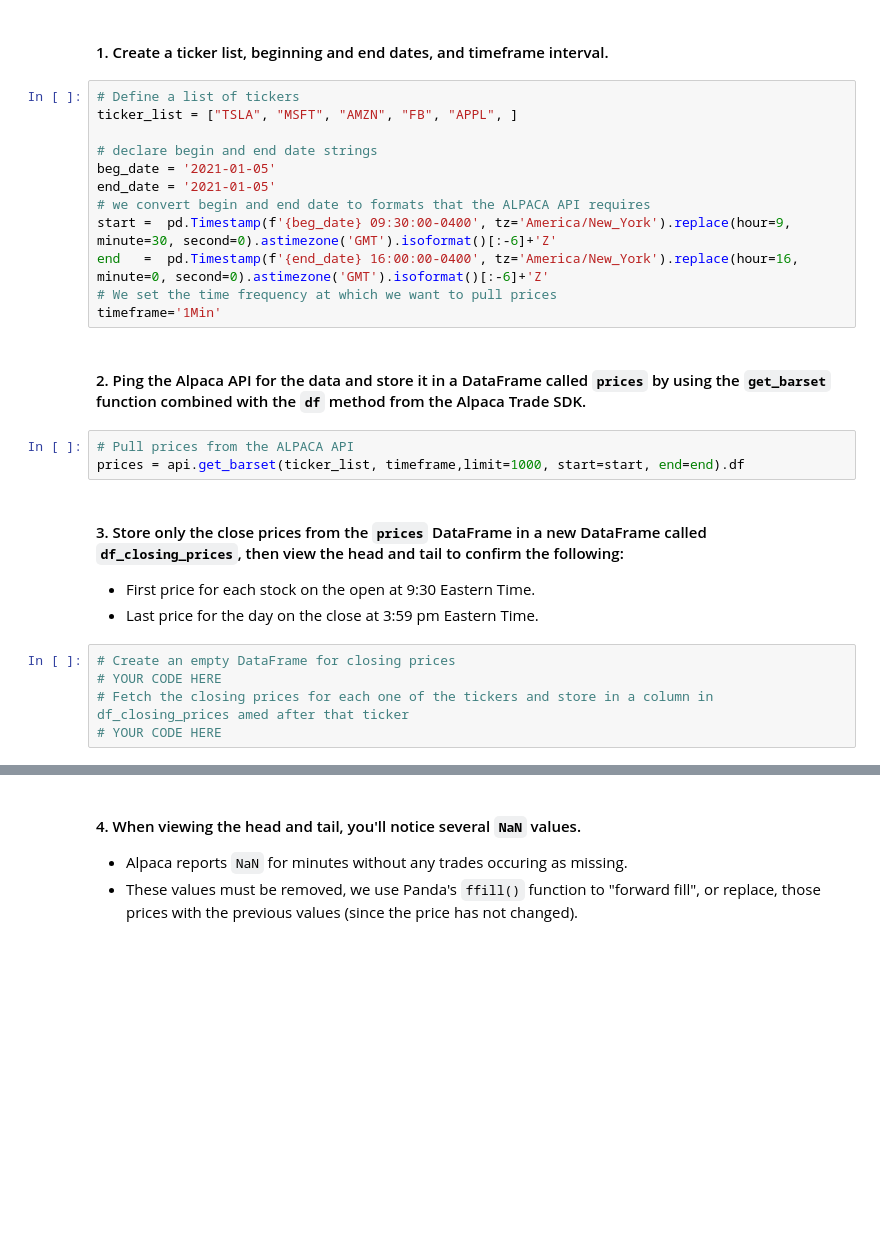
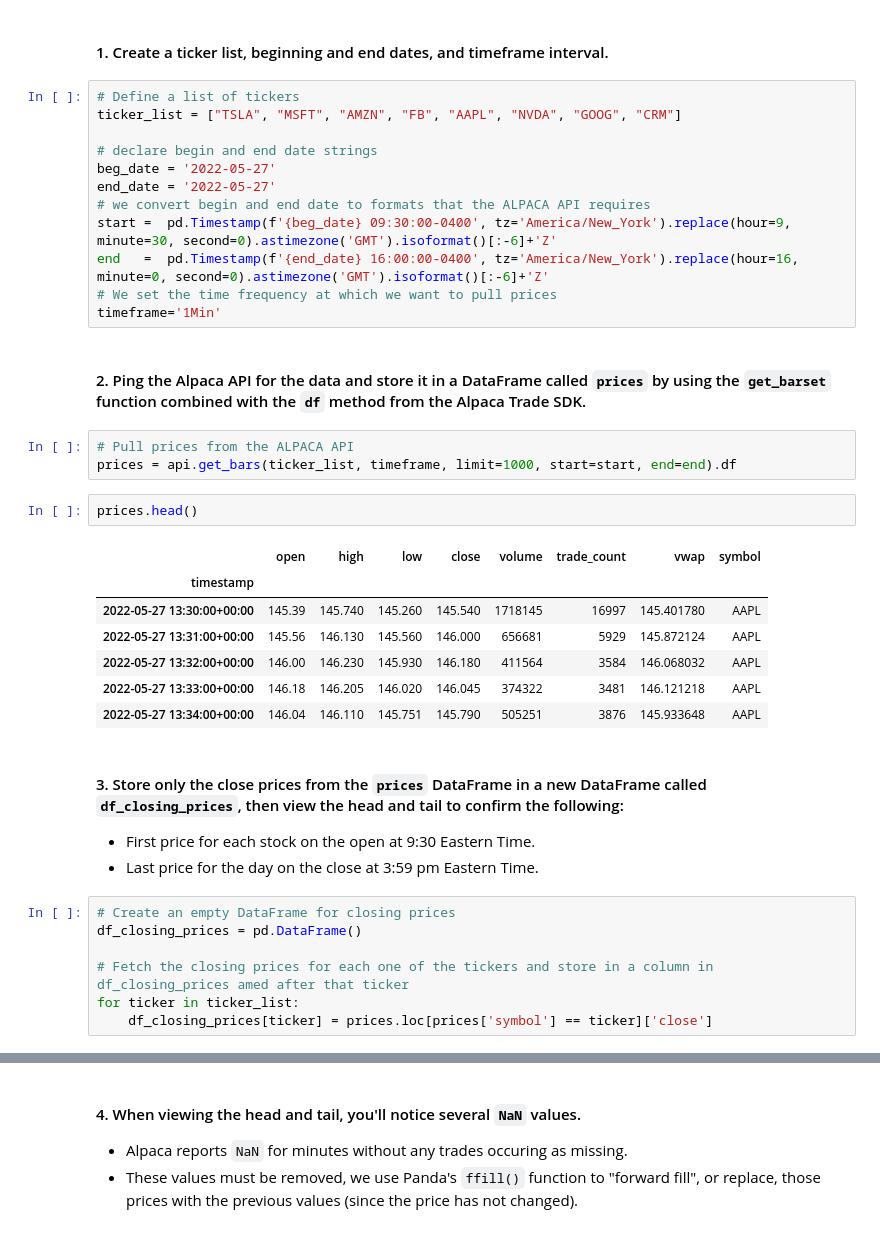
Before and after one commit to aaargyrou/AlgoTrading--High-Frequency-Trading, a Jupyter notebook: Code/high_frequency_trading_algo.ipynb, the cells around one changed output, grey strips where cells are left out. Cells and saved outputs as stored; diff of their text form; blank space fills up the shorter version.

```diff
--- a/Code/high_frequency_trading_algo.ipynb
+++ b/Code/high_frequency_trading_algo.ipynb
@@ -35,11 +41,11 @@ api = tradeapi.REST(API_KEY, API_SECRET, ALPACA_API_BASE_URL, api_version='v2')
 #### 1. Create a ticker list, beginning and end dates, and timeframe interval.
 # %%
 # Define a list of tickers
-ticker_list = ["TSLA", "MSFT", "AMZN", "FB", "APPL", ]
+ticker_list = ["TSLA", "MSFT", "AMZN", "FB", "AAPL", "NVDA", "GOOG", "CRM"]
 
 # declare begin and end date strings
-beg_date = '2021-01-05'
-end_date = '2021-01-05'
+beg_date = '2022-05-27'
+end_date = '2022-05-27'
 # we convert begin and end date to formats that the ALPACA API requires
 start =  pd.Timestamp(f'{beg_date} 09:30:00-0400', tz='America/New_York').replace(hour=9, minute=30, second=0).astimezone('GMT').isoformat()[:-6]+'Z'
 end   =  pd.Timestamp(f'{end_date} 16:00:00-0400', tz='America/New_York').replace(hour=16, minute=0, second=0).astimezone('GMT').isoformat()[:-6]+'Z'
@@ -49,15 +55,27 @@ timeframe='1Min'
 #### 2. Ping the Alpaca API for the data and store it in a DataFrame called `prices` by using the `get_barset` function combined with the `df` method from the Alpaca Trade SDK.
 # %%
 # Pull prices from the ALPACA API
-prices = api.get_barset(ticker_list, timeframe,limit=1000, start=start, end=end).df
+prices = api.get_bars(ticker_list, timeframe, limit=1000, start=start, end=end).df
+# %%
+prices.head()
+# %% [output]
+|  | open | high | low | close | volume | trade_count | vwap | symbol |
+| timestamp |  |  |  |  |  |  |  |  |
+| 2022-05-27 13:30:00+00:00 | 145.39 | 145.740 | 145.260 | 145.540 | 1718145 | 16997 | 145.401780 | AAPL |
+| 2022-05-27 13:31:00+00:00 | 145.56 | 146.130 | 145.560 | 146.000 | 656681 | 5929 | 145.872124 | AAPL |
+| 2022-05-27 13:32:00+00:00 | 146.00 | 146.230 | 145.930 | 146.180 | 411564 | 3584 | 146.068032 | AAPL |
+| 2022-05-27 13:33:00+00:00 | 146.18 | 146.205 | 146.020 | 146.045 | 374322 | 3481 | 146.121218 | AAPL |
+| 2022-05-27 13:34:00+00:00 | 146.04 | 146.110 | 145.751 | 145.790 | 505251 | 3876 | 145.933648 | AAPL |
 # %% [markdown]
 #### 3. Store only the close prices from the `prices` DataFrame in a new DataFrame called `df_closing_prices`, then view the head and tail to confirm the following:
 * First price for each stock on the open at 9:30 Eastern Time.
 * Last price for the day on the close at 3:59 pm Eastern Time.
 # %%
 # Create an empty DataFrame for closing prices
-# YOUR CODE HERE
+df_closing_prices = pd.DataFrame()
+
 # Fetch the closing prices for each one of the tickers and store in a column in df_closing_prices amed after that ticker
-# YOUR CODE HERE
+for ticker in ticker_list:
+    df_closing_prices[ticker] = prices.loc[prices['symbol'] == ticker]['close']
 # %%
 # Preview first five rows
```
Also changed, not shown: parts of 29 cells of this notebook.
